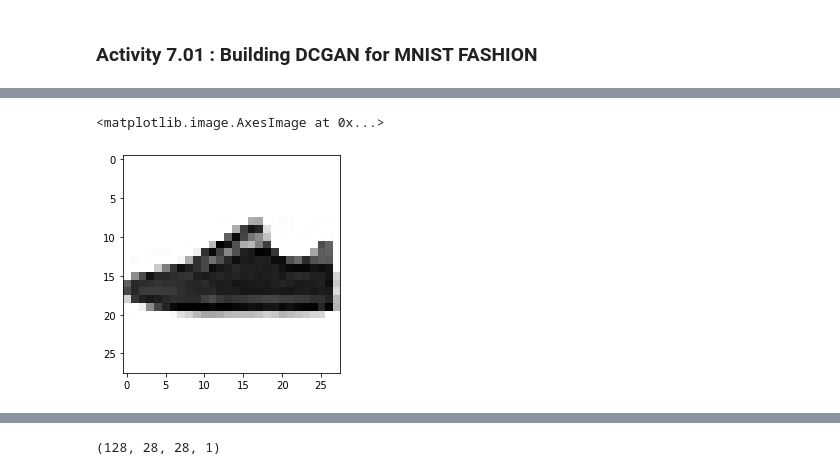
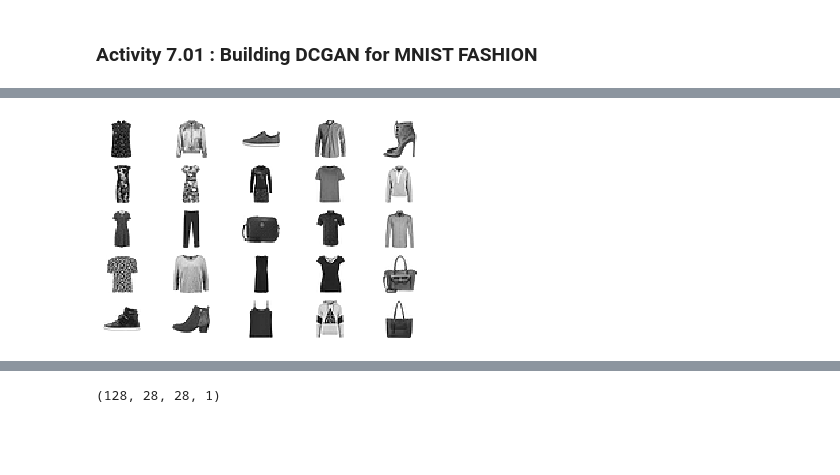
Before and after one commit to PacktWorkshops/The-Deep-Learning-Workshop, a Jupyter notebook: Chapter07/Activity7.01/Activity7.01.ipynb, the cells around one changed output, grey strips where cells are left out. Drawn from its saved outputs; the diff is of its cells as text; code cells hidden in the pictures; blank space fills up the shorter version.

```diff
--- a/Chapter07/Activity7.01/Activity7.01.ipynb
+++ b/Chapter07/Activity7.01/Activity7.01.ipynb
@@ -22,10 +22,10 @@ def realData(batch):
     # Reshaping the input data to include channel
     X = X_train[:,:,:,np.newaxis]
     # normalising the data to be between 0 and 1
-    X = X.astype('float32')/255.0
+    X = (X.astype('float32') - 127.5)/127.5
     # Generating a batch of data
     imageBatch = X[np.random.randint(0, X.shape[0], size=batch)]
     return imageBatch
 # %%
-# Generating one sample of the data
-fashionData = realData(2)
+# Generating a set of  sample images
+fashionData = realData(25)
@@ -41,9 +32,12 @@ Downloading data from https://storage.googleapis.com/tensorflow/tf-keras-dataset
-# %%
-# Plot the image
-plt.imshow(fashionData[1, :, :, 0], cmap='gray_r')
-# %% [output]
-<matplotlib.image.AxesImage at 0x...>
-[figure, removed]
+# %%
+# Visualizing the plots
+for j in range(5*5):
+    pyplot.subplot(5,5,j+1)
+    # turn off axis
+    pyplot.axis('off')
+    pyplot.imshow(fashionData[j,:,:,0],cmap='gray_r')
+# %% [output]
+[figure, added]
 # %%
 # Function to generate inputs for generator function
 def fakeInputs(batch,infeats):
```
Also changed, not shown: parts of 12 cells of this notebook, 8 other files.
